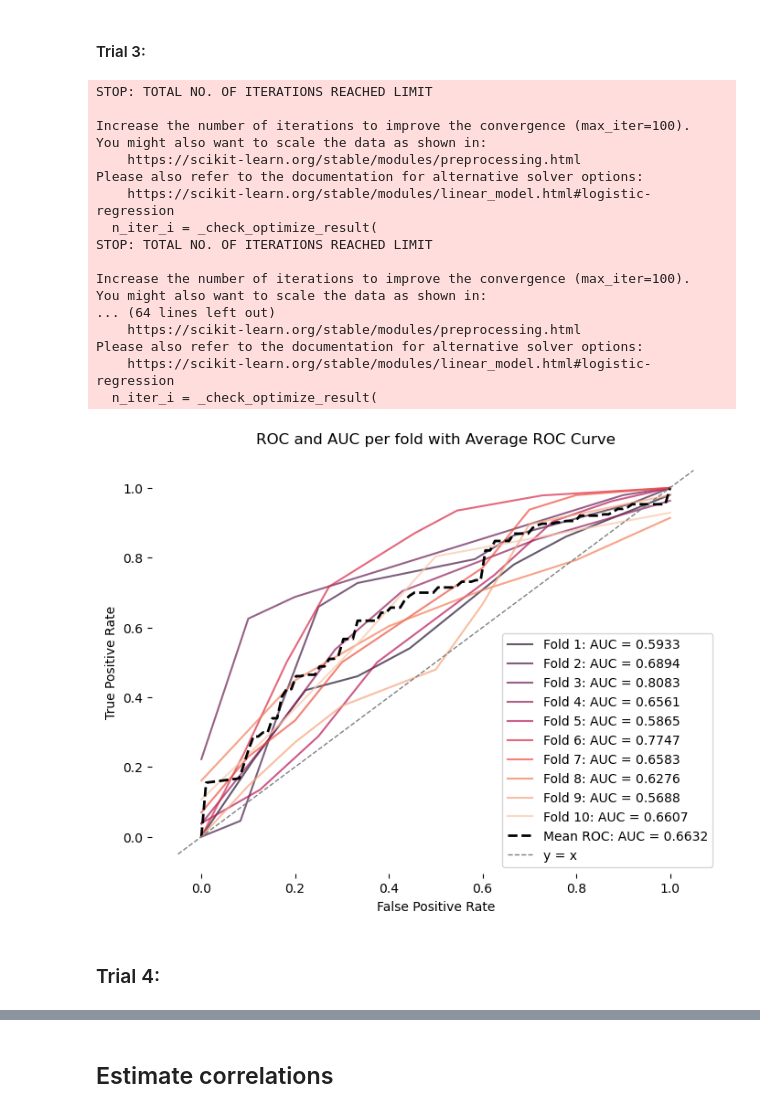
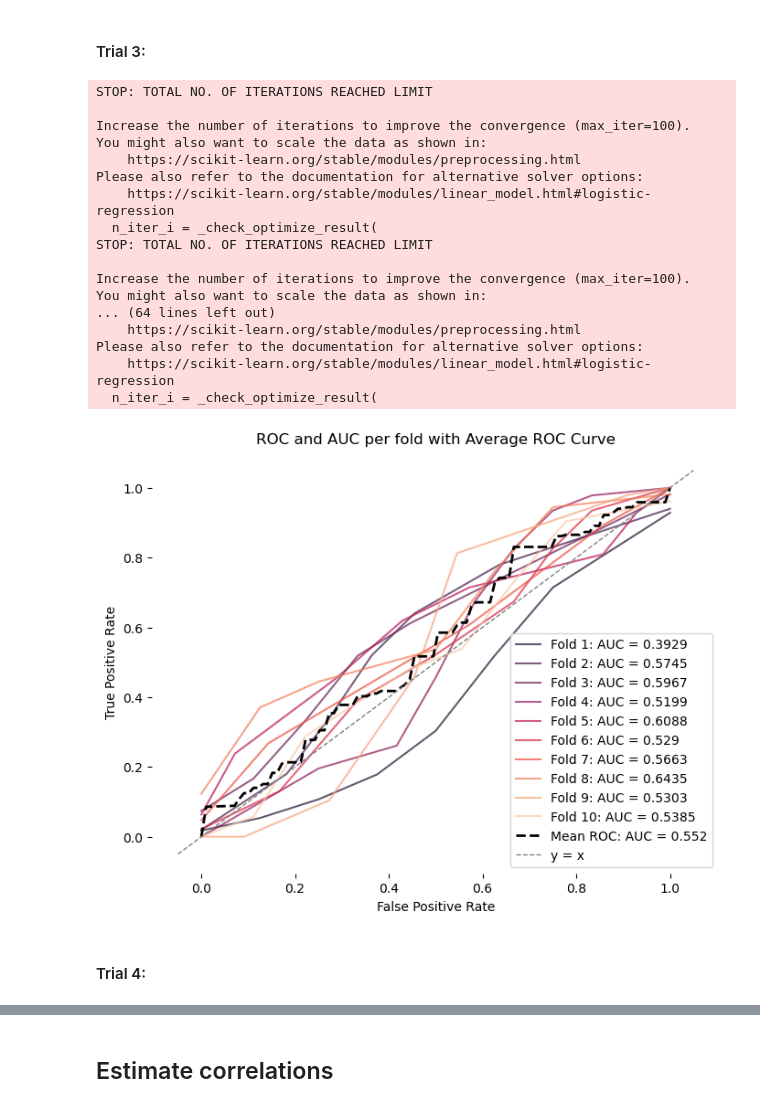
Before and after one commit to jmanacid1/DSE-Project, a Jupyter notebook: Predictive_Analysis/notebooks/Predictive_Analysis.ipynb, the cells around one changed output, grey strips where cells are left out. Saved outputs shown, nothing was run; the diff lists cells and outputs as text; code cells hidden in the pictures.

Commit message:
commits images

```diff
--- a/Predictive_Analysis/notebooks/Predictive_Analysis.ipynb
+++ b/Predictive_Analysis/notebooks/Predictive_Analysis.ipynb
@@ -188,7 +232,7 @@ def calculate_quarterly_growth(
     )
 
     # Get target quarter values
-    df_target = df[df["quarter"] == target_quarter][
+    df_target = df[df["quarter_code"] == target_quarter][
         ["id", "year", "nr_quarter", value_col]
     ]
 
@@ -203,7 +247,9 @@ def calculate_quarterly_growth(
     # Calculate growth
     df_merged[f"{value_col}_GROWTH_{nr_quarters_before}_QUARTERS"] = (
         df_merged[f"{value_col}_target"]
-        / df_merged[f"{value_col}_prev_{nr_quarters_before}_quarters"].fillna(0) #in case the bank did not exist
+        / df_merged[f"{value_col}_prev_{nr_quarters_before}_quarters"].fillna(
+            0
+        )  # in case the bank did not exist
         - 1
     )
 
@@ -220,7 +266,9 @@ def calculate_quarterly_growth(
         .to_dict()
     )
 # %%
-def get_dependent_var(df_input, crisis_quarter, crisis_var, nr_quarters_before_crisis, bottomq, topq):
+def get_dependent_var(
+    df_input, crisis_quarter, crisis_var, nr_quarters_before_crisis, bottomq, topq
+):
     # Calculate values x quarters before
     dict_target = calculate_quarterly_growth(
         df=df_input,
@@ -255,9 +303,7 @@ def get_dependent_var(df_input, crisis_quarter, crisis_var, nr_quarters_before_c
     df_target.loc[valid_mask & (df_target[crisis_var] <= bottom_q), "growth_class"] = (
         "BOTTOM"
     )
-    df_target.loc[valid_mask & (df_target[crisis_var] >= top_q), "growth_class"] = (
-        "TOP"
-    )
+    df_target.loc[valid_mask & (df_target[crisis_var] >= top_q), "growth_class"] = "TOP"
 
     # Assign DISAPPEARED to NaNs
     df_target.loc[missing_mask_nan, "growth_class"] = "DISAPPEARED"
@@ -269,8 +315,8 @@ def get_dependent_var(df_input, crisis_quarter, crisis_var, nr_quarters_before_c
 # %%
 def create_features_w_growth_rates(
     metrics: list,
-    quarters_list: list,
-    df_9c_sorted: pd.DataFrame,
+    list_shift_quarters_for_growth: list,
+    data_sorted: pd.DataFrame,
     crisis_quarter: str,
     df: pd.DataFrame,
 ):
@@ -282,9 +328,9 @@ def create_features_w_growth_rates(
 
     # Loop over metrics and quarters
     for metric in metrics:
-        for n_quarters in quarters_list:
+        for n_quarters in list_shift_quarters_for_growth:
             df_growth = calculate_quarterly_growth(
-                df=df_9c_sorted,
+                df=data_sorted,
                 value_col=metric,
                 target_quarter=crisis_quarter,
                 nr_quarters_before=n_quarters,
@@ -715,37 +845,47 @@ Please also refer to the documentation for alternative solver options:
 # %% [markdown]
 #### Trial 3:
 # %%
-crisis_quarter = "20210930"
-before_crisis_quarter = "20210630"
+crisis_quarter = "2021 Q3"
+before_crisis_quarter = "2021 Q2"
 crisis_var = "REVENUE"
 nr_quarters_before_crisis = 6
 bottom_quartile = 0.25
 top_quartile = 0.75
 
 metrics = [col for col in df_9c.columns if col.upper() == col]
-quarters_list = range(2,9,2)
+list_shift_quarters_for_growth = range(2, 9, 2)
 # %%
-df_cv_results, fold_results, df_features_aux = combine_analysis(crisis_quarter, before_crisis_quarter, crisis_var, nr_quarters_before_crisis, bottom_quartile, top_quartile, metrics, quarters_list)
-auc_per_fold(fold_results, "rocket", "../outputs/auc_covid_crisis_trial3.png")
+df_cv_results, fold_results, df_features, pipeline_ = combine_analysis(
+                    data_sorted=df_9c_sorted,
+                    crisis_quarter=crisis_quarter,
+                    crisis_var=crisis_var,
+                    nr_quarters_before_crisis=nr_quarters_before_crisis,
+                    bottom_quartile=bottom_quartile,
+                    top_quartile=top_quartile,
+                    metrics=metrics,
+                    list_shift_quarters_for_growth=list_shift_quarters_for_growth,
+                    model=LogisticRegression(penalty=None),
+                )
+aucs_ = auc_per_fold(fold_results, "rocket", "../outputs/auc_covid_crisis_trial3.png",plot_=True)
 # %% [output]
 STOP: TOTAL NO. OF ITERATIONS REACHED LIMIT
 
 Increase the number of iterations to improve the convergence (max_iter=100).
 You might also want to scale the data as shown in:
     https://scikit-learn.org/stable/modules/preprocessing.html
 Please also refer to the documentation for alternative solver options:
     https://scikit-learn.org/stable/modules/linear_model.html#logistic-regression
   n_iter_i = _check_optimize_result(
 STOP: TOTAL NO. OF ITERATIONS REACHED LIMIT
 
 Increase the number of iterations to improve the convergence (max_iter=100).
 You might also want to scale the data as shown in:
 ... (64 lines left out)
     https://scikit-learn.org/stable/modules/preprocessing.html
 Please also refer to the documentation for alternative solver options:
     https://scikit-learn.org/stable/modules/linear_model.html#logistic-regression
   n_iter_i = _check_optimize_result(
-[figure, old version]
+[figure, new version]
 # %% [markdown]
-### Trial 4:
+#### Trial 4:
 # %%
```
Also changed, not shown: parts of 47 cells of this notebook, 16 other files.
